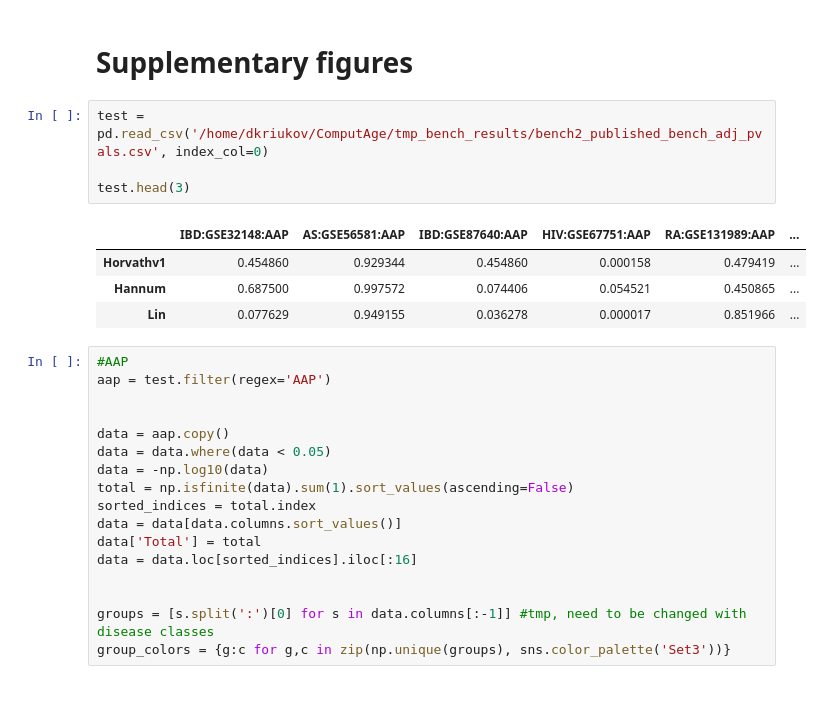
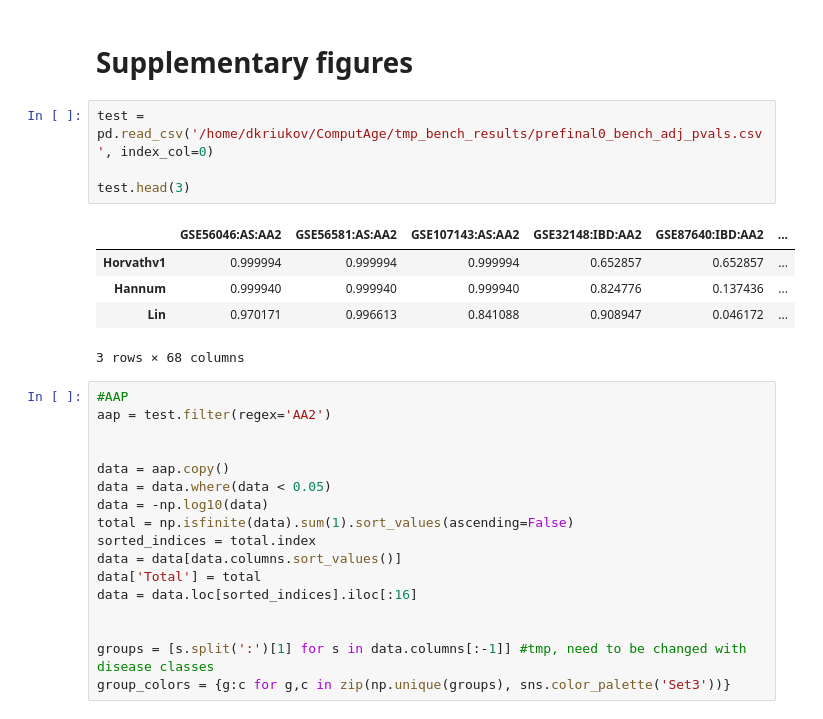
Before and after one commit to ComputationalAgingLab/ComputAge, a Jupyter notebook: benchplots.ipynb, the cells around one changed output. Saved outputs shown, nothing was run; the diff lists cells and outputs as text.

```diff
--- a/benchplots.ipynb
+++ b/benchplots.ipynb
@@ -157,17 +169,18 @@ Passing `palette` without assigning `hue` is deprecated and will be removed in v
 # %% [markdown]
 # Supplementary figures
 # %%
-test = pd.read_csv('/home/dkriukov/ComputAge/tmp_bench_results/bench2_published_bench_adj_pvals.csv', index_col=0)
+test = pd.read_csv('/home/dkriukov/ComputAge/tmp_bench_results/prefinal0_bench_adj_pvals.csv', index_col=0)
 
 test.head(3)
 # %% [output]
-|  | IBD:GSE32148:AAP | AS:GSE56581:AAP | IBD:GSE87640:AAP | HIV:GSE67751:AAP | RA:GSE131989:AAP | ... |
-| Horvathv1 | 0.454860 | 0.929344 | 0.454860 | 0.000158 | 0.479419 | ... |
-| Hannum | 0.687500 | 0.997572 | 0.074406 | 0.054521 | 0.450865 | ... |
-| Lin | 0.077629 | 0.949155 | 0.036278 | 0.000017 | 0.851966 | ... |
+|  | GSE56046:AS:AA2 | GSE56581:AS:AA2 | GSE107143:AS:AA2 | GSE32148:IBD:AA2 | GSE87640:IBD:AA2 | ... |
+| Horvathv1 | 0.999994 | 0.999994 | 0.999994 | 0.652857 | 0.652857 | ... |
+| Hannum | 0.999940 | 0.999940 | 0.999940 | 0.824776 | 0.137436 | ... |
+| Lin | 0.970171 | 0.996613 | 0.841088 | 0.908947 | 0.046172 | ... |
+3 rows × 68 columns
 # %%
 #AAP
-aap = test.filter(regex='AAP')
+aap = test.filter(regex='AA2')
 
 
 data = aap.copy()
@@ -180,5 +193,5 @@ data['Total'] = total
 data = data.loc[sorted_indices].iloc[:16]
 
 
-groups = [s.split(':')[0] for s in data.columns[:-1]] #tmp, need to be changed with disease classes
+groups = [s.split(':')[1] for s in data.columns[:-1]] #tmp, need to be changed with disease classes
 group_colors = {g:c for g,c in zip(np.unique(groups), sns.color_palette('Set3'))}
```
Also changed, not shown: parts of 17 cells of this notebook, 3 other files.
